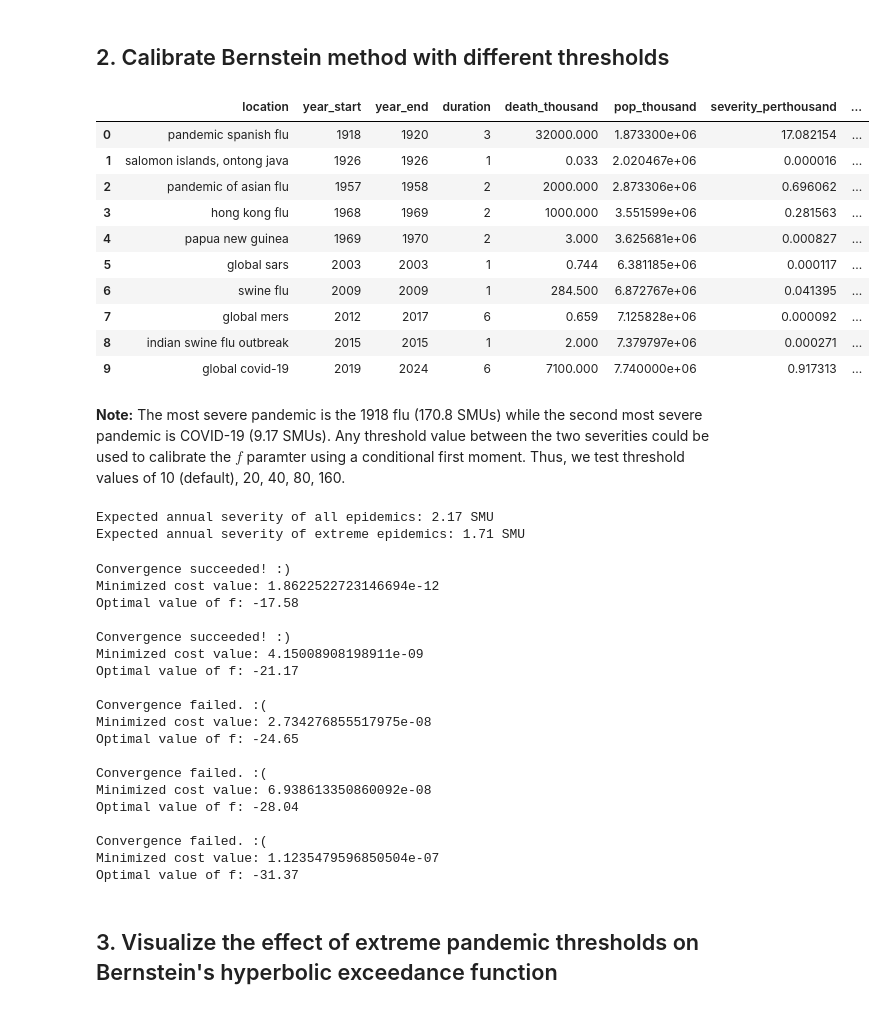
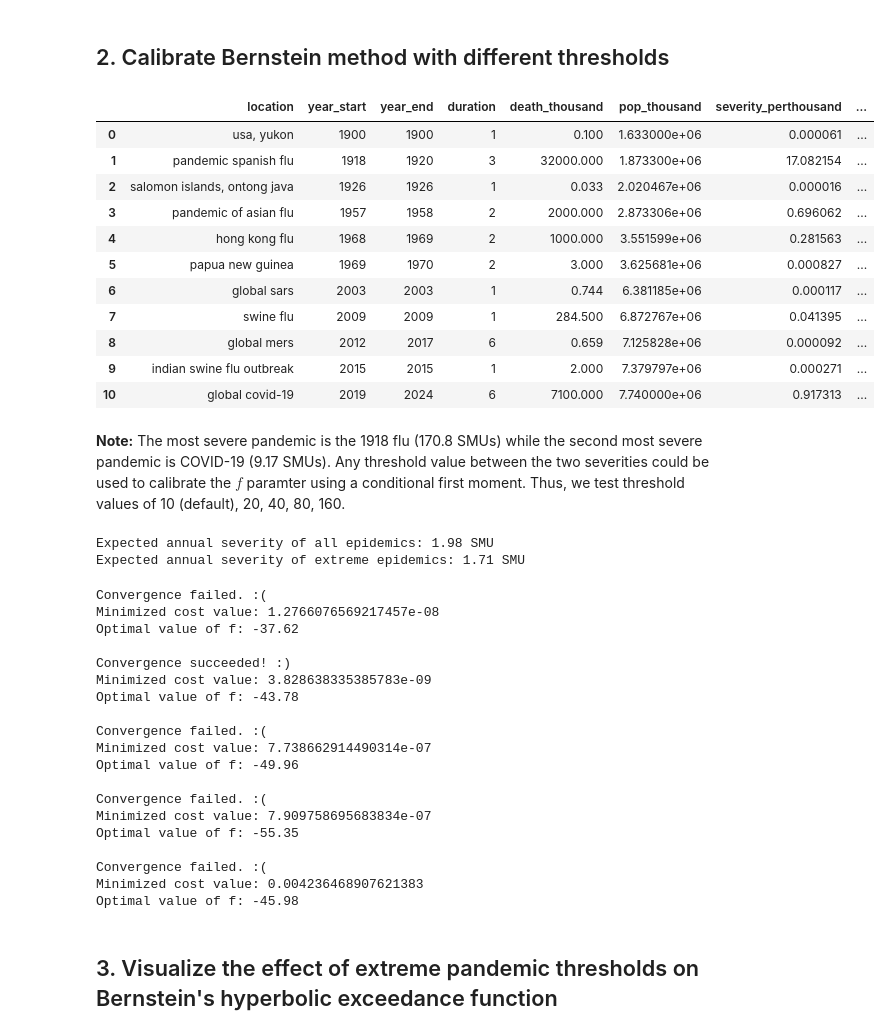
Before and after one commit to DevInnovationLab/pandemic_model_public, a Jupyter notebook: pandemic-loss-modeling/06d_sensitivity_hyperbolic_thresh.ipynb, the cells around one changed output. Drawn from its saved outputs; the diff is of its cells as text; code cells hidden in the pictures.

```diff
--- a/pandemic-loss-modeling/06d_sensitivity_hyperbolic_thresh.ipynb
+++ b/pandemic-loss-modeling/06d_sensitivity_hyperbolic_thresh.ipynb
@@ -51,27 +51,28 @@ severity = [0.01, 7.2, 28, 45, 86, 150, 200, 220, 250, 280]
 # %%
 ## Subset epidemics to those with observable severities
 df_resp_viral_known = df_resp_viral[df_resp_viral['death_thousand'] > 0
                                    ].reset_index(drop=True)
 
 ## Subset epidemics to those in the last century
 df_resp_viral_known = df_resp_viral_known[
-                        df_resp_viral_known['year_start'] > 1900
+                        df_resp_viral_known['year_start'] >= 1900
                                         ].reset_index(drop=True)
 
 ## Display subsetted data
 df_resp_viral_known
 # %% [output]
 |  | location | year_start | year_end | duration | death_thousand | pop_thousand | severity_perthousand | ... |
-| 0 | pandemic spanish flu | 1918 | 1920 | 3 | 32000.000 | 1.873300e+06 | 17.082154 | ... |
-| 1 | salomon islands, ontong java | 1926 | 1926 | 1 | 0.033 | 2.020467e+06 | 0.000016 | ... |
-| 2 | pandemic of asian flu | 1957 | 1958 | 2 | 2000.000 | 2.873306e+06 | 0.696062 | ... |
-| 3 | hong kong flu | 1968 | 1969 | 2 | 1000.000 | 3.551599e+06 | 0.281563 | ... |
-| 4 | papua new guinea | 1969 | 1970 | 2 | 3.000 | 3.625681e+06 | 0.000827 | ... |
-| 5 | global sars | 2003 | 2003 | 1 | 0.744 | 6.381185e+06 | 0.000117 | ... |
-| 6 | swine flu | 2009 | 2009 | 1 | 284.500 | 6.872767e+06 | 0.041395 | ... |
-| 7 | global mers | 2012 | 2017 | 6 | 0.659 | 7.125828e+06 | 0.000092 | ... |
-| 8 | indian swine flu outbreak | 2015 | 2015 | 1 | 2.000 | 7.379797e+06 | 0.000271 | ... |
-| 9 | global covid-19 | 2019 | 2024 | 6 | 7100.000 | 7.740000e+06 | 0.917313 | ... |
+| 0 | usa, yukon | 1900 | 1900 | 1 | 0.100 | 1.633000e+06 | 0.000061 | ... |
+| 1 | pandemic spanish flu | 1918 | 1920 | 3 | 32000.000 | 1.873300e+06 | 17.082154 | ... |
+| 2 | salomon islands, ontong java | 1926 | 1926 | 1 | 0.033 | 2.020467e+06 | 0.000016 | ... |
+| 3 | pandemic of asian flu | 1957 | 1958 | 2 | 2000.000 | 2.873306e+06 | 0.696062 | ... |
+| 4 | hong kong flu | 1968 | 1969 | 2 | 1000.000 | 3.551599e+06 | 0.281563 | ... |
+| 5 | papua new guinea | 1969 | 1970 | 2 | 3.000 | 3.625681e+06 | 0.000827 | ... |
+| 6 | global sars | 2003 | 2003 | 1 | 0.744 | 6.381185e+06 | 0.000117 | ... |
+| 7 | swine flu | 2009 | 2009 | 1 | 284.500 | 6.872767e+06 | 0.041395 | ... |
+| 8 | global mers | 2012 | 2017 | 6 | 0.659 | 7.125828e+06 | 0.000092 | ... |
+| 9 | indian swine flu outbreak | 2015 | 2015 | 1 | 2.000 | 7.379797e+06 | 0.000271 | ... |
+| 10 | global covid-19 | 2019 | 2024 | 6 | 7100.000 | 7.740000e+06 | 0.917313 | ... |
 # %% [markdown]
 **Note:** The most severe pandemic is the 1918 flu (170.8 SMUs) while the second most severe pandemic is COVID-19 (9.17 SMUs). Any threshold value between the two severities could be used to calibrate the $f$ paramter using a conditional first moment. Thus, we test threshold values of 10 (default), 20, 40, 80, 160.
 # %%
@@ -95,7 +96,7 @@ m = round(1/(s_a), 2)  ## round 'm' to 2 decimals
 print(f'Expected annual severity of all epidemics: {s_a} SMU')
 print(f'Expected annual severity of extreme epidemics: {s_x} SMU')
 # %% [output]
-Expected annual severity of all epidemics: 2.17 SMU
+Expected annual severity of all epidemics: 1.98 SMU
 Expected annual severity of extreme epidemics: 1.71 SMU
 # %%
 ## Define function to calibrate 'f' with conditional first moment
@@ -175,25 +176,25 @@ f_160 = calibrate_hyperbolic_f(m = m, thresh = 160, s_x = s_x)
 f_160 = round(f_160, 2)
 print()
 # %% [output]
-Convergence succeeded! :)
-Minimized cost value: 1.8622522723146694e-12
-Optimal value of f: -17.58
+Convergence failed. :(
+Minimized cost value: 1.2766076569217457e-08
+Optimal value of f: -37.62
 
 Convergence succeeded! :)
-Minimized cost value: 4.15008908198911e-09
-Optimal value of f: -21.17
+Minimized cost value: 3.828638335385783e-09
+Optimal value of f: -43.78
 
 Convergence failed. :(
-Minimized cost value: 2.734276855517975e-08
-Optimal value of f: -24.65
+Minimized cost value: 7.738662914490314e-07
+Optimal value of f: -49.96
 
 Convergence failed. :(
-Minimized cost value: 6.938613350860092e-08
-Optimal value of f: -28.04
+Minimized cost value: 7.909758695683834e-07
+Optimal value of f: -55.35
 
 Convergence failed. :(
-Minimized cost value: 1.1235479596850504e-07
-Optimal value of f: -31.37
+Minimized cost value: 0.004236468907621383
+Optimal value of f: -45.98
 # %%
 ## Calculate Bernstein exceedance probabilities for threshold = 10 SMUs
 exceedance = [(1 + m * (1 - f_10) * s)**(-1 - 1/(1 - f_10)) for s in severity]
```
Also changed, not shown: parts of 1 cell of this notebook, 26 other files.
